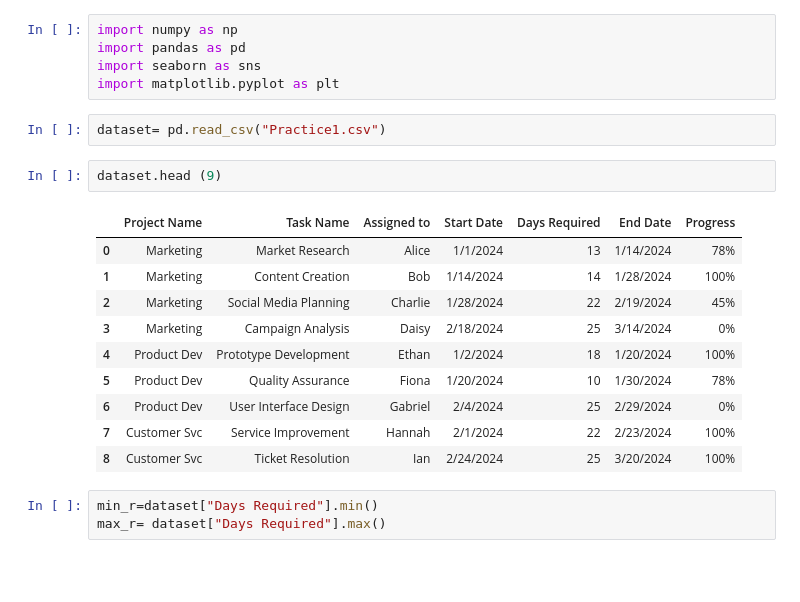
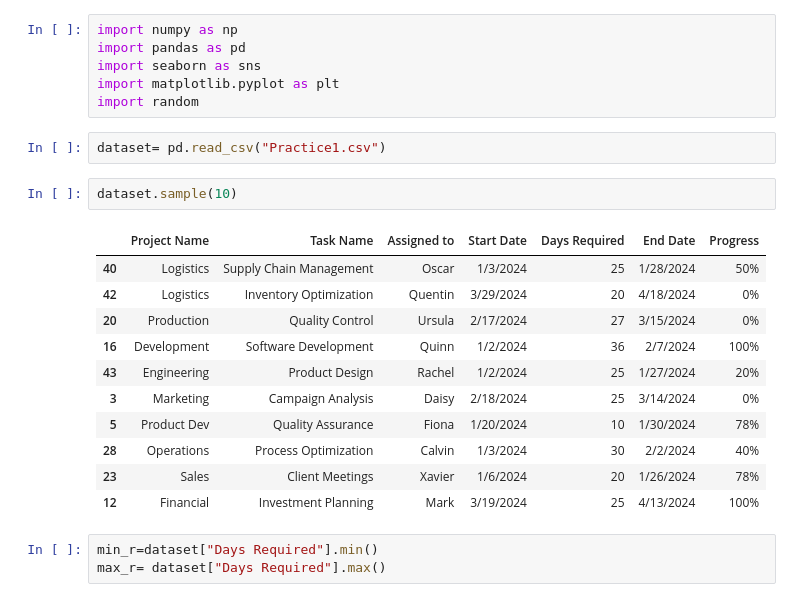
Before and after one commit to Amol-Chaudhari-sys/Skill-practice-, a Jupyter notebook: data science/03 measurement of vareability .ipynb, the cells around one changed output. Saved outputs shown, nothing was run; the diff lists cells and outputs as text; blank space fills up the shorter version.

```diff
--- a/data science/03 measurement of vareability .ipynb
+++ b/data science/03 measurement of vareability .ipynb
@@ -3,21 +3,23 @@ import numpy as np
 import pandas as pd
 import seaborn as sns
 import matplotlib.pyplot as plt
+import random
 # %%
 dataset= pd.read_csv("Practice1.csv")
 # %%
-dataset.head (9)
+dataset.sample(10)
 # %% [output]
 |  | Project Name | Task Name | Assigned to | Start Date | Days Required | End Date | Progress |
-| 0 | Marketing | Market Research | Alice | 1/1/2024 | 13 | 1/14/2024 | 78% |
-| 1 | Marketing | Content Creation | Bob | 1/14/2024 | 14 | 1/28/2024 | 100% |
-| 2 | Marketing | Social Media Planning | Charlie | 1/28/2024 | 22 | 2/19/2024 | 45% |
+| 40 | Logistics | Supply Chain Management | Oscar | 1/3/2024 | 25 | 1/28/2024 | 50% |
+| 42 | Logistics | Inventory Optimization | Quentin | 3/29/2024 | 20 | 4/18/2024 | 0% |
+| 20 | Production | Quality Control | Ursula | 2/17/2024 | 27 | 3/15/2024 | 0% |
+| 16 | Development | Software Development | Quinn | 1/2/2024 | 36 | 2/7/2024 | 100% |
+| 43 | Engineering | Product Design | Rachel | 1/2/2024 | 25 | 1/27/2024 | 20% |
 | 3 | Marketing | Campaign Analysis | Daisy | 2/18/2024 | 25 | 3/14/2024 | 0% |
-| 4 | Product Dev | Prototype Development | Ethan | 1/2/2024 | 18 | 1/20/2024 | 100% |
 | 5 | Product Dev | Quality Assurance | Fiona | 1/20/2024 | 10 | 1/30/2024 | 78% |
-| 6 | Product Dev | User Interface Design | Gabriel | 2/4/2024 | 25 | 2/29/2024 | 0% |
-| 7 | Customer Svc | Service Improvement | Hannah | 2/1/2024 | 22 | 2/23/2024 | 100% |
-| 8 | Customer Svc | Ticket Resolution | Ian | 2/24/2024 | 25 | 3/20/2024 | 100% |
+| 28 | Operations | Process Optimization | Calvin | 1/3/2024 | 30 | 2/2/2024 | 40% |
+| 23 | Sales | Client Meetings | Xavier | 1/6/2024 | 20 | 1/26/2024 | 78% |
+| 12 | Financial | Investment Planning | Mark | 3/19/2024 | 25 | 4/13/2024 | 100% |
 # %%
 min_r=dataset["Days Required"].min()
 max_r= dataset["Days Required"].max()
```
Also changed, not shown: parts of 17 cells of this notebook, 12 other files.
